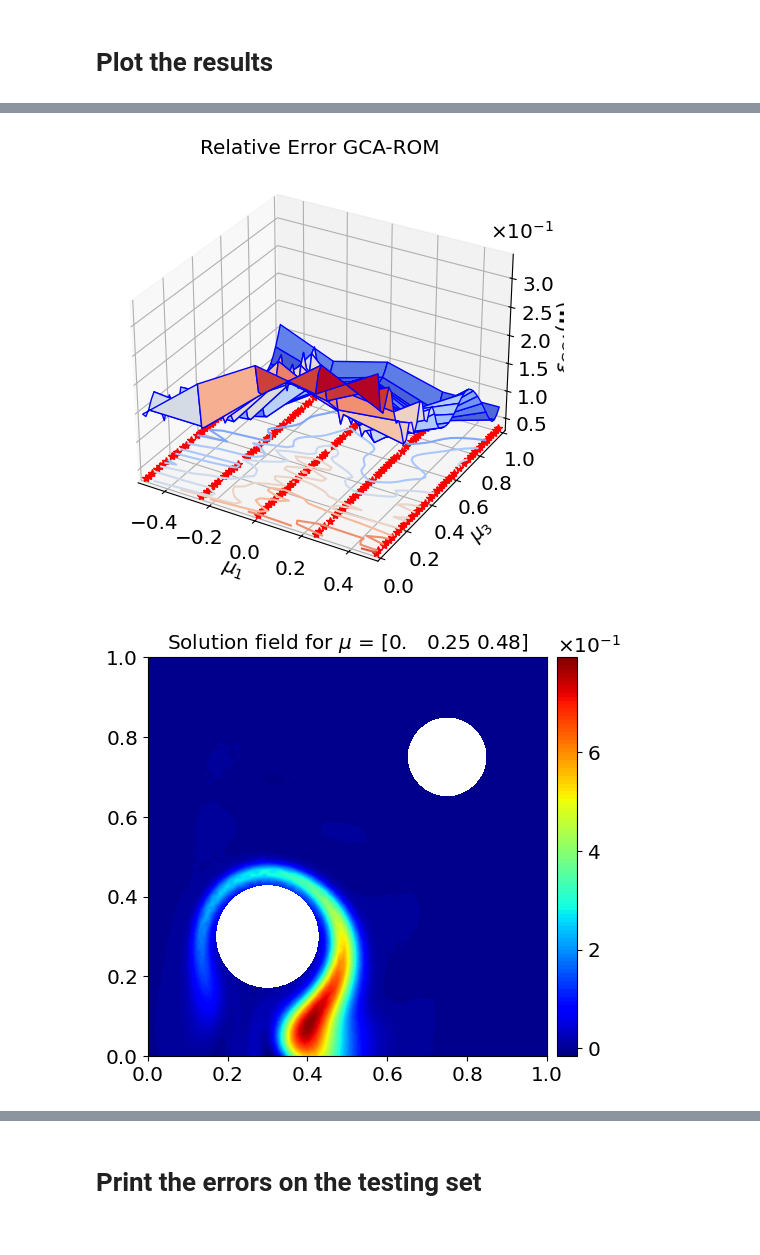
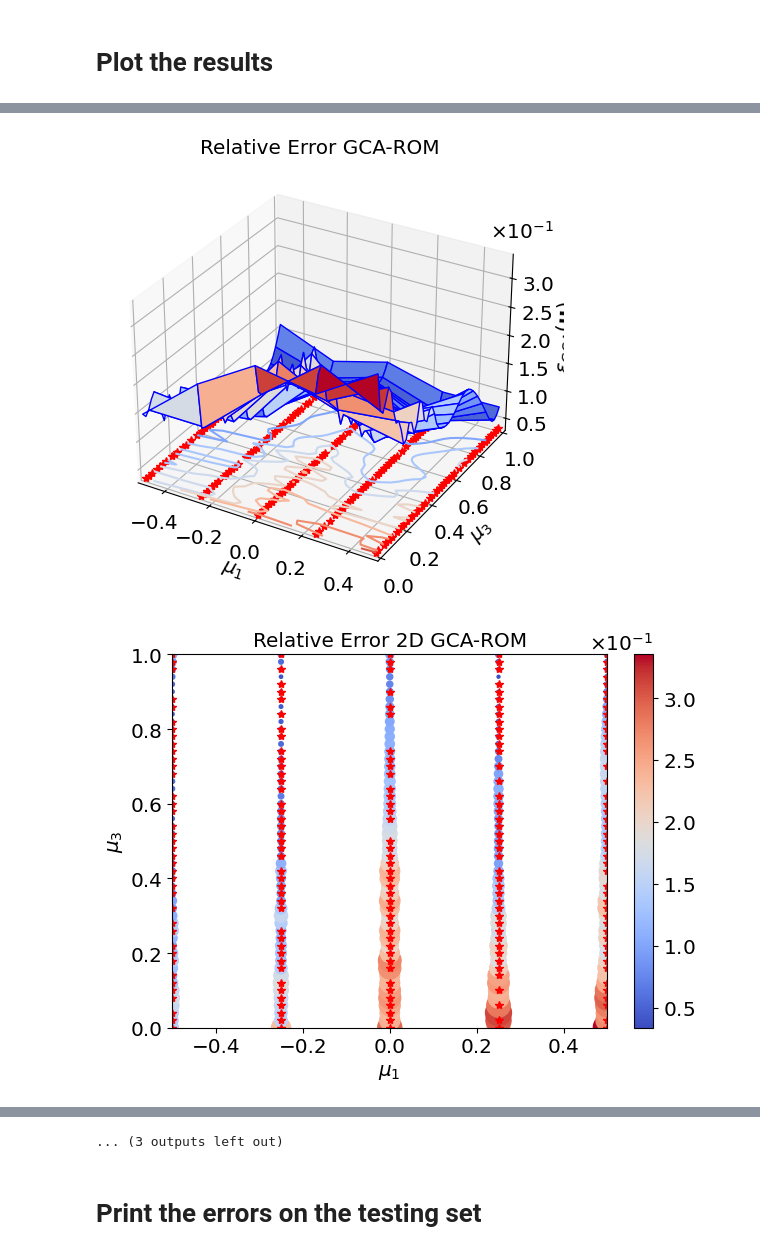
Before and after one commit to fpichi/gca-rom, a Jupyter notebook: notebook/11_holed_advection.ipynb, the cells around one changed output, grey strips where cells are left out. Saved outputs shown, nothing was run; the diff lists cells and outputs as text; code cells hidden in the pictures.

```diff
--- a/notebook/11_holed_advection.ipynb
+++ b/notebook/11_holed_advection.ipynb
@@ -123,20 +122,20 @@ results, latents_map, latents_gca = testing.evaluate(VAR_all, model, graph_loade
 # %%
 plotting.plot_loss(HyperParams)
 plotting.plot_latent(HyperParams, latents_map, latents_gca)
 plotting.plot_error(results, VAR_all, scaler_all, HyperParams, mu_space, params, train_trajectories, vars)
-# plotting.plot_error_2d(results, VAR_all, scaler_all, HyperParams, mu_space, params, train_trajectories, vars)
+plotting.plot_error_2d(results, VAR_all, scaler_all, HyperParams, mu_space, params, train_trajectories, vars)
 
 N = 5
 snapshots = np.arange(params.shape[0]).tolist()
 np.random.shuffle(snapshots)
 for SNAP in snapshots[0:N]:
     plotting.plot_fields(SNAP, results, scaler_all, HyperParams, dataset, xyz, params)
     plotting.plot_error_fields(SNAP, results, VAR_all, scaler_all, HyperParams, dataset, xyz, params)
 
 results_test, _, _ = testing.evaluate(VAR_test, model, val_loader, params, HyperParams, test_trajectories)
 # %% [output]
 [figure]
 [figure]
 [figure]
 [figure]
-[figure, old version]
+[figure, new version]
@@ -152,3 +149,4 @@ results_test, _, _ = testing.evaluate(VAR_test, model, val_loader, params, Hyper
+... (3 outputs left out)
 # %% [markdown]
 # Print the errors on the testing set
 # %%
```
Also changed, not shown: parts of 2 cells of this notebook.
